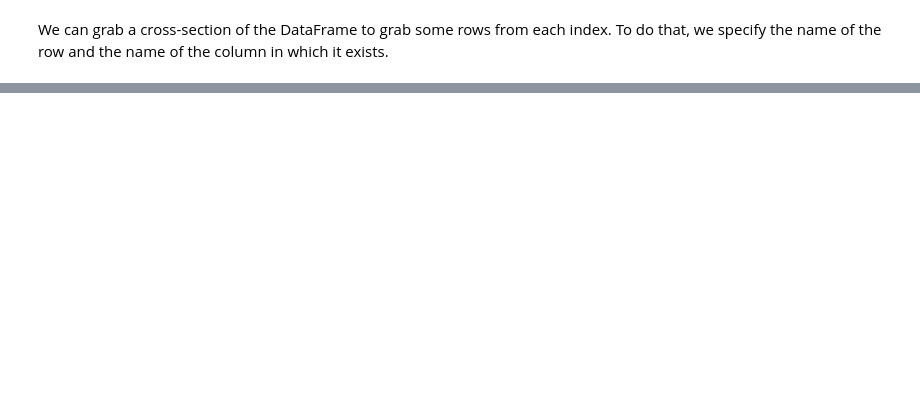
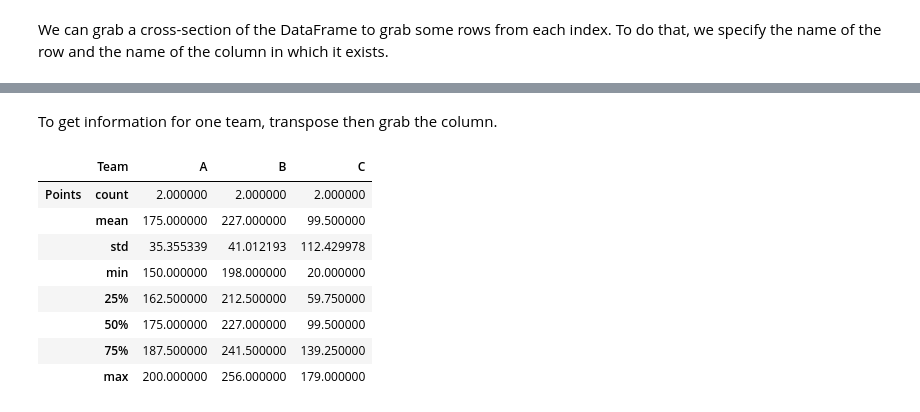
Before and after one commit to alan-lam/Machine-Learning-Resources, a Jupyter notebook: Data Science.ipynb, the cells around one changed output, grey strips where cells are left out. Cells and saved outputs as stored; diff of their text form; code cells hidden in the pictures; blank space fills up the shorter version.

```diff
--- a/Data Science.ipynb
+++ b/Data Science.ipynb
@@ -606,0 +683,14 @@ df.xs(1, level='Numbers')
+# %% [markdown]
+To get information for one team, transpose then grab the column.
+# %%
+df.groupby('Team').describe().transpose()
+# %% [output]
+|  | Team | A | B | C |
+| Points | count | 2.000000 | 2.000000 | 2.000000 |
+|  | mean | 175.000000 | 227.000000 | 99.500000 |
+|  | std | 35.355339 | 41.012193 | 112.429978 |
+|  | min | 150.000000 | 198.000000 | 20.000000 |
+|  | 25% | 162.500000 | 212.500000 | 59.750000 |
+|  | 50% | 175.000000 | 227.000000 | 99.500000 |
+|  | 75% | 187.500000 | 241.500000 | 139.250000 |
+|  | max | 200.000000 | 256.000000 | 179.000000 |
```
Also changed, not shown: parts of 41 cells of this notebook.
